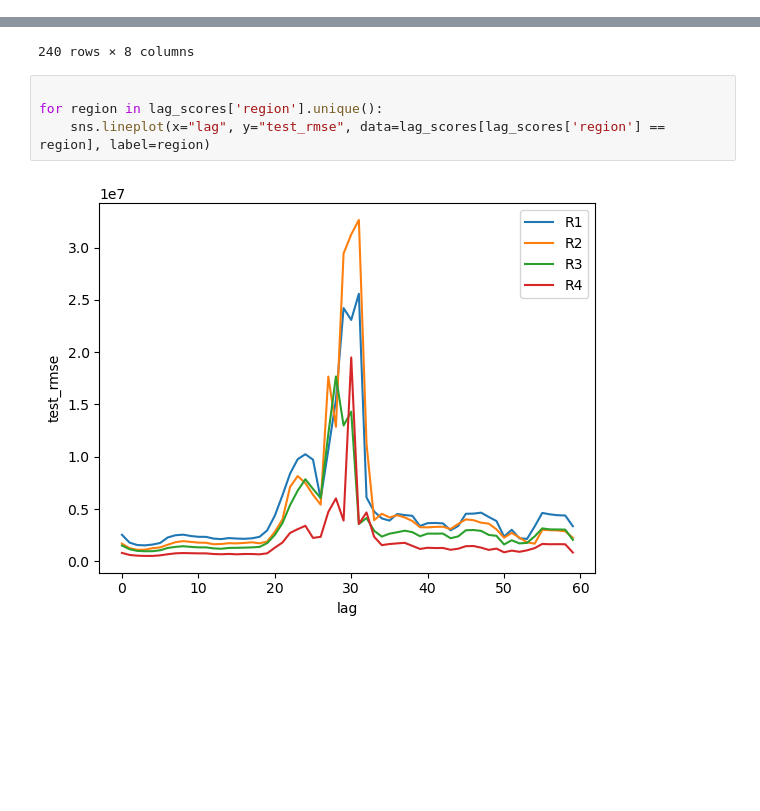
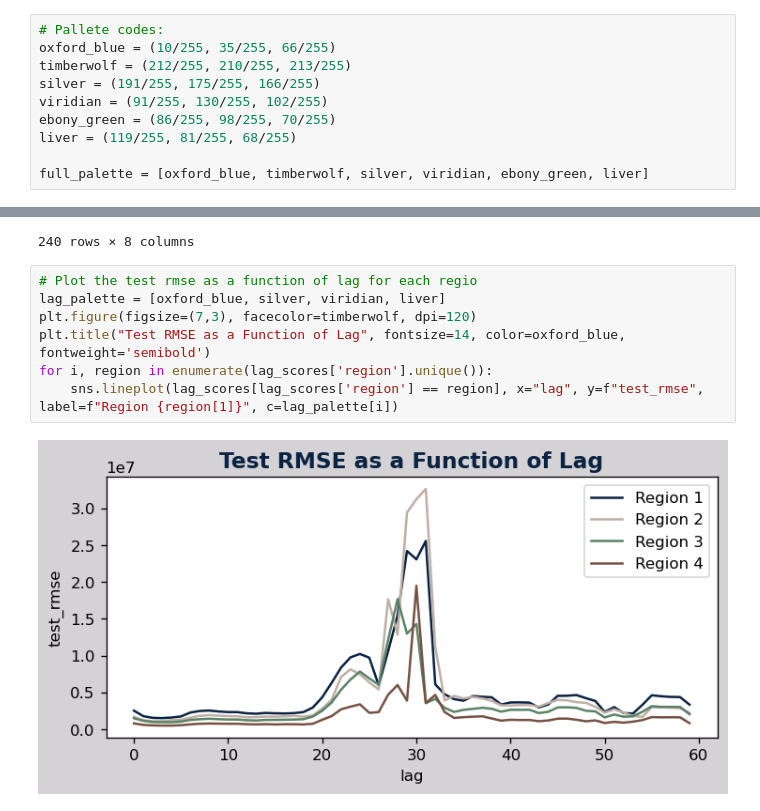
Before and after one commit to katayoonk/Sales-Forecasting, a Jupyter notebook: rf_time_seriesES.ipynb, the cells around one changed output, grey strips where cells are left out. Saved outputs shown, nothing was run; the diff lists cells and outputs as text; blank space fills up the shorter version.

Commit message:
Updated lag chart

```diff
--- a/rf_time_seriesES.ipynb
+++ b/rf_time_seriesES.ipynb
@@ -11,6 +11,16 @@ from sklearn.ensemble import RandomForestRegressor
 from sklearn.linear_model import LinearRegression
 from sklearn.model_selection import train_test_split, cross_val_score
 from sklearn.metrics import mean_squared_error, r2_score
+# %%
+# Pallete codes:
+oxford_blue = (10/255, 35/255, 66/255)
+timberwolf = (212/255, 210/255, 213/255)
+silver = (191/255, 175/255, 166/255)
+viridian = (91/255, 130/255, 102/255)
+ebony_green = (86/255, 98/255, 70/255)
+liver = (119/255, 81/255, 68/255)
+
+full_palette = [oxford_blue, timberwolf, silver, viridian, ebony_green, liver]
 # %%
 # Reading the data
 daily_df = pd.read_csv('data/clean_data/daily.csv').set_index('id')
@@ -209,8 +219,11 @@ lag_scores
 | 239 | R4 | 1.000000 | 0.902521 | 1.956516e-08 | 8.413605e+05 | 1.354328e+07 | 0.062124 | 59 |
 240 rows × 8 columns
 # %%
-
-for region in lag_scores['region'].unique():
-    sns.lineplot(x="lag", y="test_rmse", data=lag_scores[lag_scores['region'] == region], label=region)
+# Plot the test rmse as a function of lag for each regio
+lag_palette = [oxford_blue, silver, viridian, liver]
+plt.figure(figsize=(7,3), facecolor=timberwolf, dpi=120)
+plt.title("Test RMSE as a Function of Lag", fontsize=14, color=oxford_blue, fontweight='semibold')
+for i, region in enumerate(lag_scores['region'].unique()):
+    sns.lineplot(lag_scores[lag_scores['region'] == region], x="lag", y=f"test_rmse", label=f"Region {region[1]}", c=lag_palette[i])
 # %% [output]
-[figure, old version]
+[figure, new version]
```
Also changed, not shown: parts of 1 cell of this notebook.
